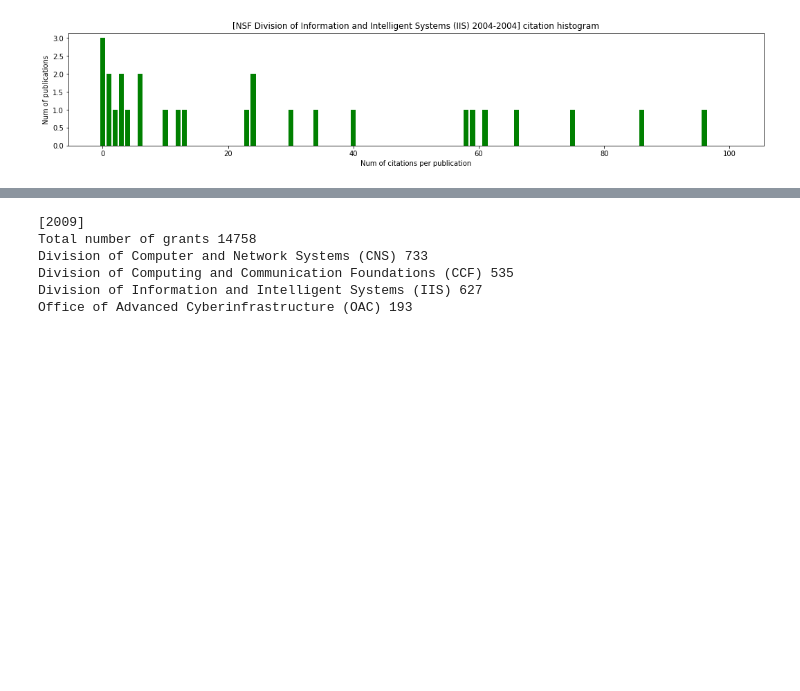
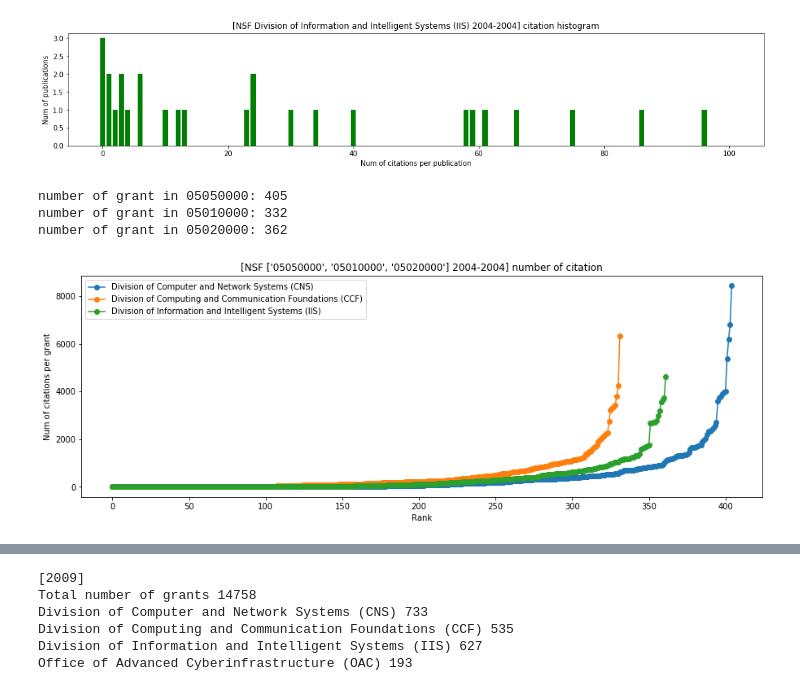
Before and after one commit to shinminjeong/moneymatters, a Jupyter notebook: scripts/NSF CISE stats - num citations vs publications.ipynb, the cells around one changed output, grey strips where cells are left out. Cells and saved outputs as stored; diff of their text form; code cells hidden in the pictures; blank space fills up the shorter version.

```diff
--- a/scripts/NSF CISE stats - num citations vs publications.ipynb
+++ b/scripts/NSF CISE stats - num citations vs publications.ipynb
@@ -151,0 +205,7 @@ Total 1 grants with 30 publications. Average 43.333333333333336 citations from t
+# %%
+plot_num_citation(["05050000", "05010000", "05020000"])
+# %% [output]
+number of grant in 05050000: 405
+number of grant in 05010000: 332
+number of grant in 05020000: 362
+[figure, added]
```
Also changed, not shown: parts of 9 cells of this notebook.
